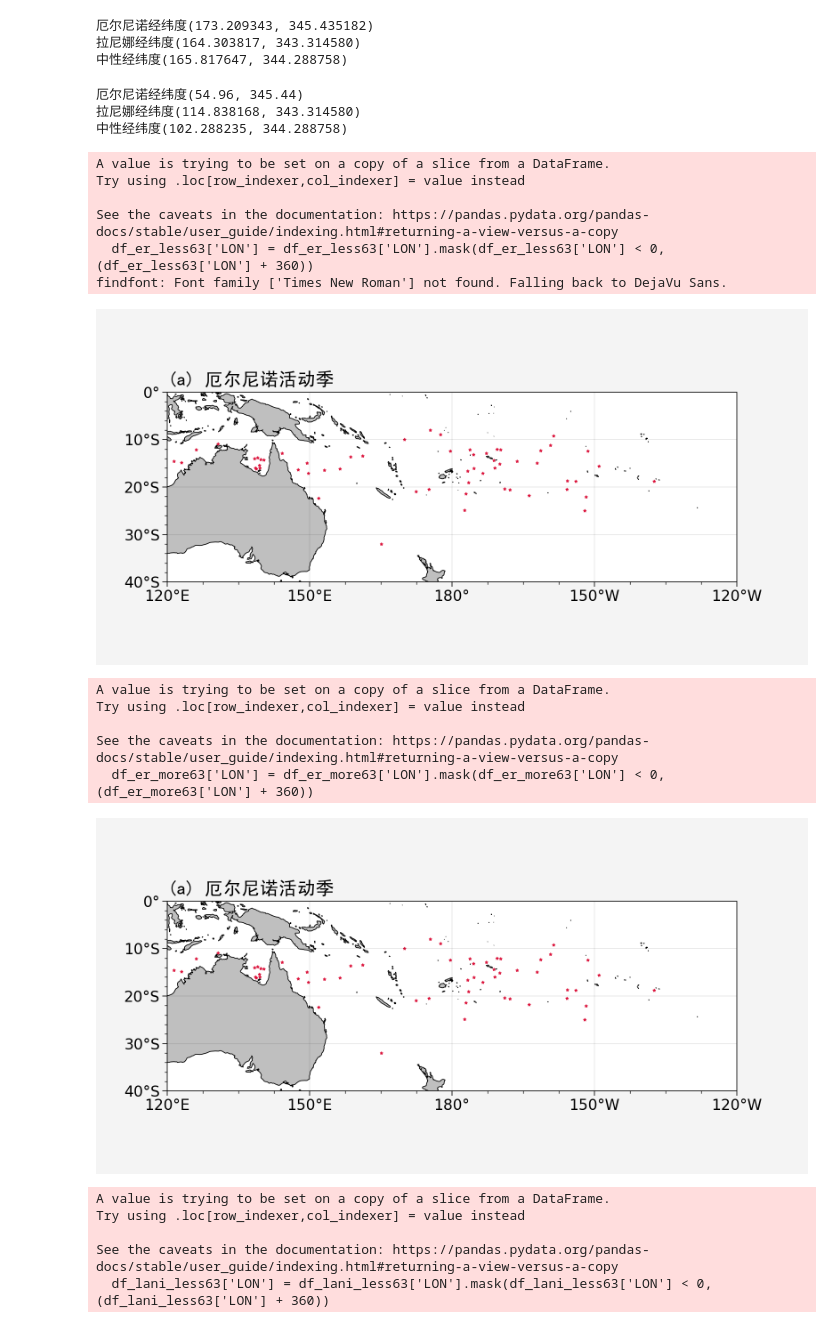
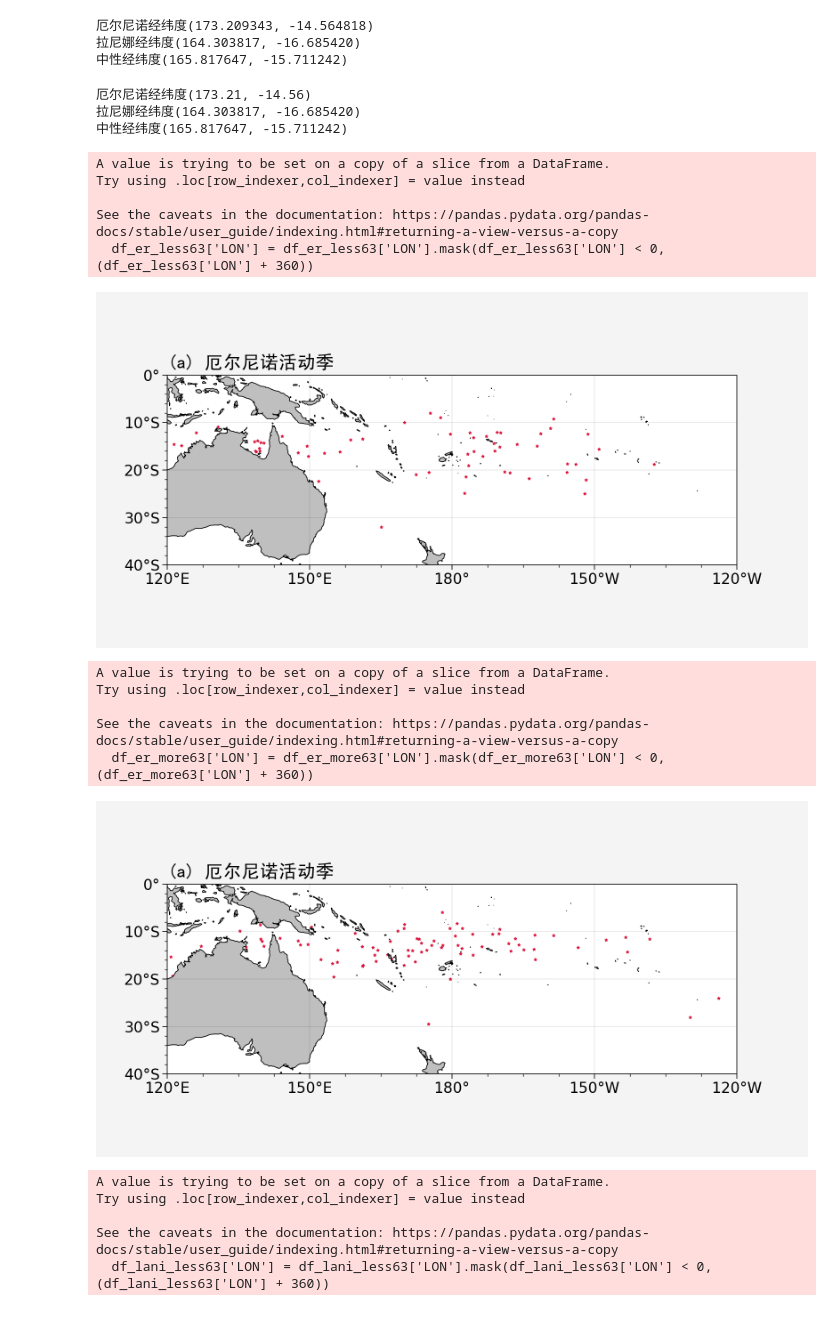
Before and after one commit to zeemeil/qixiang, a Jupyter notebook: Storm0402-MoreThan63.ipynb, the cells around one changed output. Saved outputs shown, nothing was run; the diff lists cells and outputs as text; code cells hidden in the pictures.

```diff
--- a/Storm0402-MoreThan63.ipynb
+++ b/Storm0402-MoreThan63.ipynb
@@ -42,6 +42,8 @@ df = df[df['DIST2LAND'] > 0] # 去掉陆地点
 
 df = df[(df['month'] <5) | (df['month'] >10)]
 
+df['LON'] = df['LON'].mask(df['LON'] < 0,(df['LON'] + 360))
+
 def min_index(min_value, df_min):
     # 找出第一个出现最小值的index
     val_list = []
@@ -109,21 +111,21 @@ def lon_less_360(df_t):
     return mean / len(df_t['LON'])
 
 
-print("厄尔尼诺经纬度(%f, %f)"%(lon_less_360(df_er), df_er['LAT'].mean()+ 360))
-print("拉尼娜经纬度(%f, %f)"%(lon_less_360(df_lani), df_lani['LAT'].mean() + 360))
-print("中性经纬度(%f, %f)"%(lon_less_360(df_netu), df_netu['LAT'].mean()+360))
+print("厄尔尼诺经纬度(%f, %f)"%(lon_less_360(df_er), df_er['LAT'].mean()))
+print("拉尼娜经纬度(%f, %f)"%(lon_less_360(df_lani), df_lani['LAT'].mean()))
+print("中性经纬度(%f, %f)"%(lon_less_360(df_netu), df_netu['LAT'].mean()))
 # %% [output]
-厄尔尼诺经纬度(173.209343, 345.435182)
-拉尼娜经纬度(164.303817, 343.314580)
-中性经纬度(165.817647, 344.288758)
+厄尔尼诺经纬度(173.209343, -14.564818)
+拉尼娜经纬度(164.303817, -16.685420)
+中性经纬度(165.817647, -15.711242)
 # %%
-print("厄尔尼诺经纬度(%.2f, %.2f)"%(df_er['LON'].mean(), df_er['LAT'].mean()+ 360))
-print("拉尼娜经纬度(%f, %f)"%(df_lani['LON'].mean(), df_lani['LAT'].mean() + 360))
-print("中性经纬度(%f, %f)"%(df_netu['LON'].mean(), df_netu['LAT'].mean()+360))
+print("厄尔尼诺经纬度(%.2f, %.2f)"%(df_er['LON'].mean(), df_er['LAT'].mean()))
+print("拉尼娜经纬度(%f, %f)"%(df_lani['LON'].mean(), df_lani['LAT'].mean()))
+print("中性经纬度(%f, %f)"%(df_netu['LON'].mean(), df_netu['LAT'].mean()))
 # %% [output]
-厄尔尼诺经纬度(54.96, 345.44)
-拉尼娜经纬度(114.838168, 343.314580)
-中性经纬度(102.288235, 344.288758)
+厄尔尼诺经纬度(173.21, -14.56)
+拉尼娜经纬度(164.303817, -16.685420)
+中性经纬度(165.817647, -15.711242)
 # %%
 df_er_less63 = df_er[df_er['MAX'] <= 63]
 df_er_more63 = df_er[df_er['MAX'] > 63]
@@ -182,7 +184,6 @@ Try using .loc[row_indexer,col_indexer] = value instead
 
 See the caveats in the documentation: https://pandas.pydata.org/pandas-docs/stable/user_guide/indexing.html#returning-a-view-versus-a-copy
   df_er_less63['LON'] = df_er_less63['LON'].mask(df_er_less63['LON'] < 0,(df_er_less63['LON'] + 360))
-findfont: Font family ['Times New Roman'] not found. Falling back to DejaVu Sans.
 [figure]
 # %%
 from matplotlib import rcParams
@@ -211,35 +212,35 @@ lat_formatter = cticker.LatitudeFormatter()
 ####### 图a
 fig_ax1 = fig.add_axes([0.1, 0.1, 0.8, 0.8], projection = proj)
 fig_ax1.set_global()
 fig_ax1.set_extent([leftlon, rightlon, lowerlat, upperlat], crs=ccrs.PlateCarree())
 land = cfeature.NaturalEarthFeature('physical','land','50m',edgecolor='face', facecolor=cfeature.COLORS['land'])
 fig_ax1.add_feature(land,facecolor='0.75')
 fig_ax1.add_feature(cfeature.COASTLINE.with_scale('50m'))
 
 fig_ax1.set_xticks([ -150, -120, 120, 150, 180], crs=ccrs.PlateCarree())
 fig_ax1.set_yticks(np.arange(-40,1,10), crs=ccrs.PlateCarree())
 
 fig_ax1.xaxis.set_major_formatter(LongitudeFormatter())
 fig_ax1.yaxis.set_major_formatter(LatitudeFormatter())
 
 fig_ax1.set_title('(a) 厄尔尼诺活动季',fontweight='bold',
                   loc='left',fontsize =15,fontproperties='SimHei')
 
-fig_ax1.scatter(df_er_less63['LON'], df_er_less63['LAT'],
+fig_ax1.scatter(df_er_more63['LON'], df_er_more63['LAT'],
         s=5, c = '#DC143C', marker = '*',
         transform=ccrs.PlateCarree())
 # 小于0的数均加上360
 df_er_more63['LON'] = df_er_more63['LON'].mask(df_er_more63['LON'] < 0,(df_er_more63['LON'] + 360))
 
 plt.savefig("Storm0402_er_more63.png",dpi=300,bbox_inches='tight')
 plt.show()
 # %% [output]
 A value is trying to be set on a copy of a slice from a DataFrame.
 Try using .loc[row_indexer,col_indexer] = value instead
 
 See the caveats in the documentation: https://pandas.pydata.org/pandas-docs/stable/user_guide/indexing.html#returning-a-view-versus-a-copy
   df_er_more63['LON'] = df_er_more63['LON'].mask(df_er_more63['LON'] < 0,(df_er_more63['LON'] + 360))
-[figure, old version]
+[figure, new version]
 # %%
 df_lani_less63 = df_lani[df_lani['MAX'] <= 63]
 df_lani_more63 = df_lani[df_lani['MAX'] > 63]
```
Also changed, not shown: parts of 7 cells of this notebook, 38 other files.
